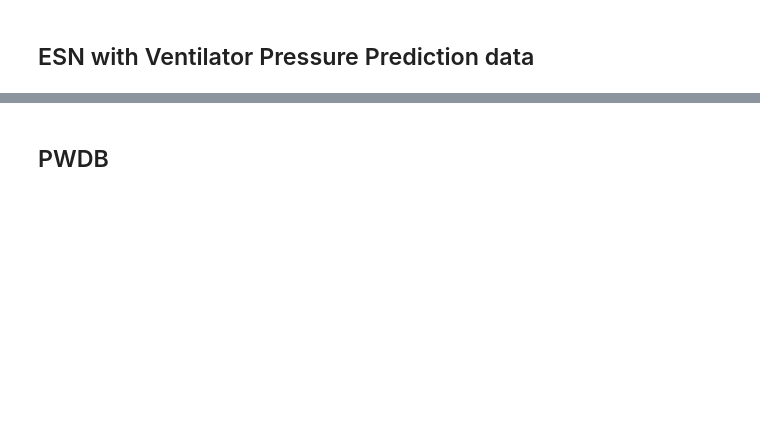
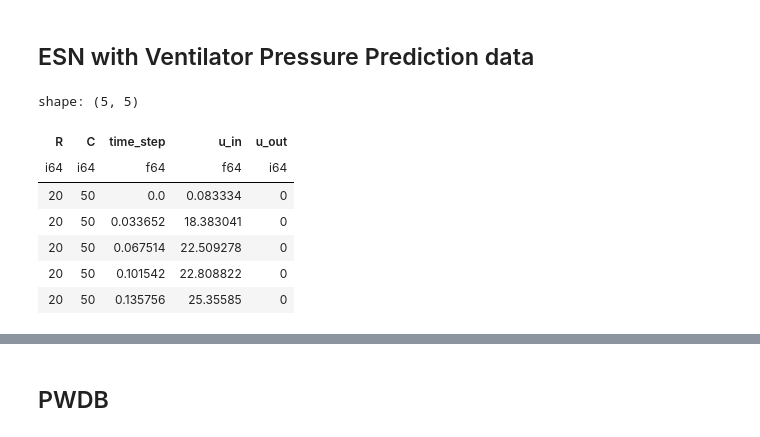
Before and after one commit to TMKamsma/Pyontronics, a Jupyter notebook: demo.ipynb, the cells around one changed output, grey strips where cells are left out. Cells and saved outputs as stored; diff of their text form; code cells hidden in the pictures; blank space fills up the shorter version.

```diff
--- a/demo.ipynb
+++ b/demo.ipynb
@@ -285,16 +296,27 @@ import polars as pl
 # %%
 data = pl.read_csv(r"data\ventilator-pressure-prediction\train.csv")[:100000]
 
-data = data.to_dummies(columns=["R", "C"])
+#data = data.to_dummies(columns=["R", "C"])
 
 split = int(len(data) * 0.8)
+datlen = len(data[["pressure"]])
+predict_steps = 3
 
-train_x = data.drop('id','breath_id',"pressure")[:split].to_numpy()
-train_y = data[["pressure"]][:split].to_numpy()
-test_x = data.drop('id','breath_id',"pressure")[split:].to_numpy()
-test_y = data[["pressure"]][split:].to_numpy()
+train_x = data[["pressure"]][0:split-predict_steps].to_numpy()
+train_y = data[["pressure"]][predict_steps:split].to_numpy()
+test_x = data[["pressure"]][split:datlen-predict_steps].to_numpy()
+test_y = data[["pressure"]][split+predict_steps:datlen].to_numpy()
 
 data.drop('id','breath_id',"pressure")[:split].head()
+# %% [output]
+shape: (5, 5)
+| R | C | time_step | u_in | u_out |
+| i64 | i64 | f64 | f64 | i64 |
+| 20 | 50 | 0.0 | 0.083334 | 0 |
+| 20 | 50 | 0.033652 | 18.383041 | 0 |
+| 20 | 50 | 0.067514 | 22.509278 | 0 |
+| 20 | 50 | 0.101542 | 22.808822 | 0 |
+| 20 | 50 | 0.135756 | 25.35585 | 0 |
 # %%
 esn = EchoStateNetwork(
     input_dim=train_x.shape[1],
```
Also changed, not shown: parts of 20 cells of this notebook, 11 other files.
